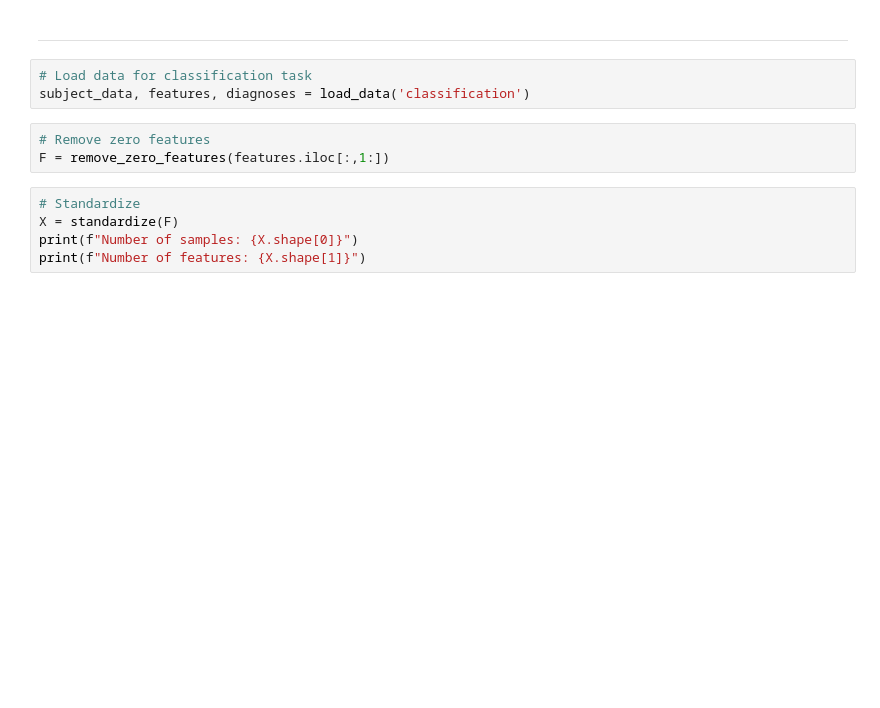
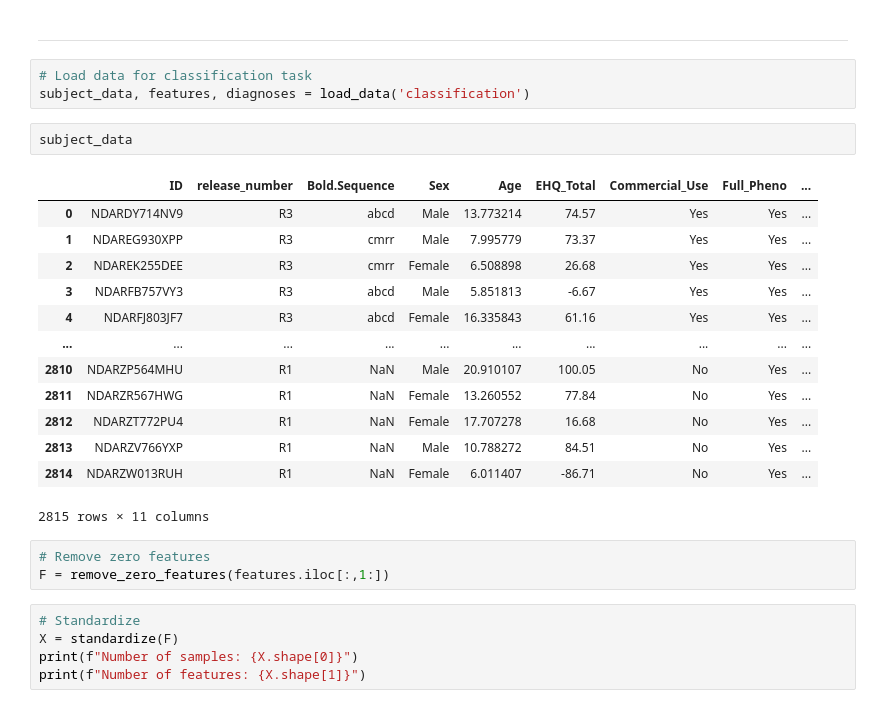
Before and after one commit to damian-jazz/comorbidity_prediction, a Jupyter notebook: mlp.ipynb, the cells around one changed output. Saved outputs shown, nothing was run; the diff lists cells and outputs as text; blank space fills up the shorter version.

```diff
--- a/mlp.ipynb
+++ b/mlp.ipynb
@@ -34,6 +34,22 @@ Using mps device
 # %%
 # Load data for classification task
 subject_data, features, diagnoses = load_data('classification')
+# %%
+subject_data
+# %% [output]
+|  | ID | release_number | Bold.Sequence | Sex | Age | EHQ_Total | Commercial_Use | Full_Pheno | ... |
+| 0 | NDARDY714NV9 | R3 | abcd | Male | 13.773214 | 74.57 | Yes | Yes | ... |
+| 1 | NDAREG930XPP | R3 | cmrr | Male | 7.995779 | 73.37 | Yes | Yes | ... |
+| 2 | NDAREK255DEE | R3 | cmrr | Female | 6.508898 | 26.68 | Yes | Yes | ... |
+| 3 | NDARFB757VY3 | R3 | abcd | Male | 5.851813 | -6.67 | Yes | Yes | ... |
+| 4 | NDARFJ803JF7 | R3 | abcd | Female | 16.335843 | 61.16 | Yes | Yes | ... |
+| ... | ... | ... | ... | ... | ... | ... | ... | ... | ... |
+| 2810 | NDARZP564MHU | R1 | NaN | Male | 20.910107 | 100.05 | No | Yes | ... |
+| 2811 | NDARZR567HWG | R1 | NaN | Female | 13.260552 | 77.84 | No | Yes | ... |
+| 2812 | NDARZT772PU4 | R1 | NaN | Female | 17.707278 | 16.68 | No | Yes | ... |
+| 2813 | NDARZV766YXP | R1 | NaN | Male | 10.788272 | 84.51 | No | Yes | ... |
+| 2814 | NDARZW013RUH | R1 | NaN | Female | 6.011407 | -86.71 | No | Yes | ... |
+2815 rows × 11 columns
 # %%
 # Remove zero features
 F = remove_zero_features(features.iloc[:,1:])
```
Also changed, not shown: parts of 14 cells of this notebook.
